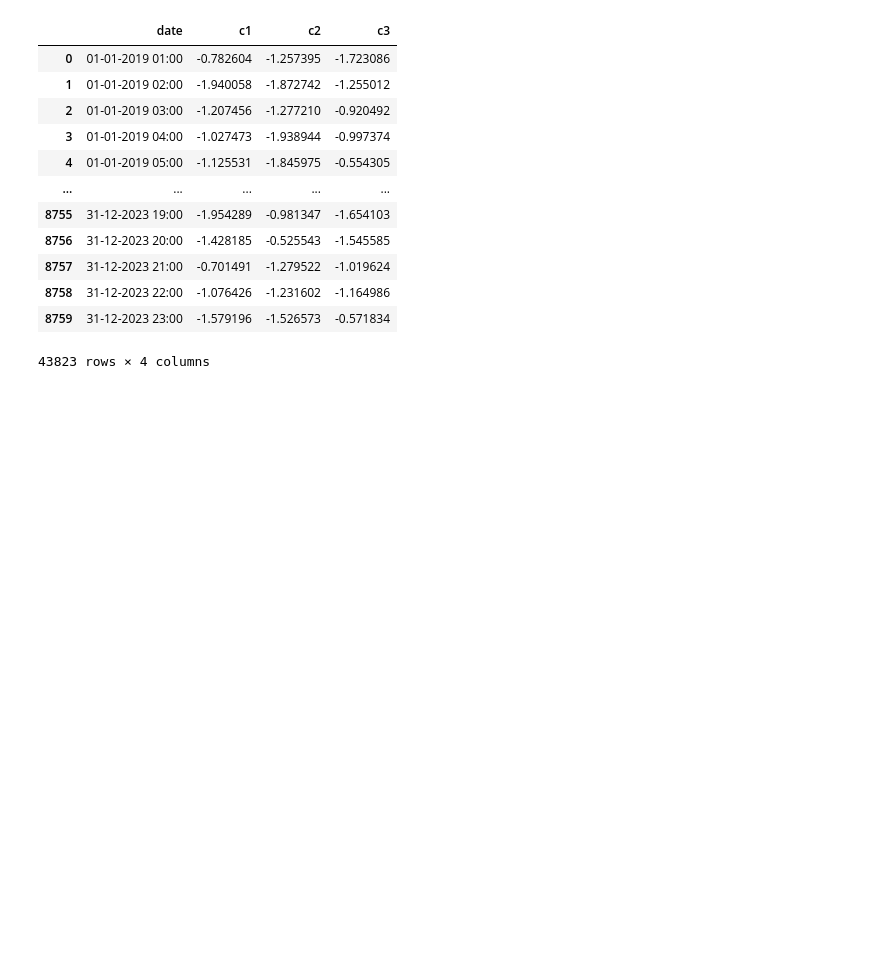
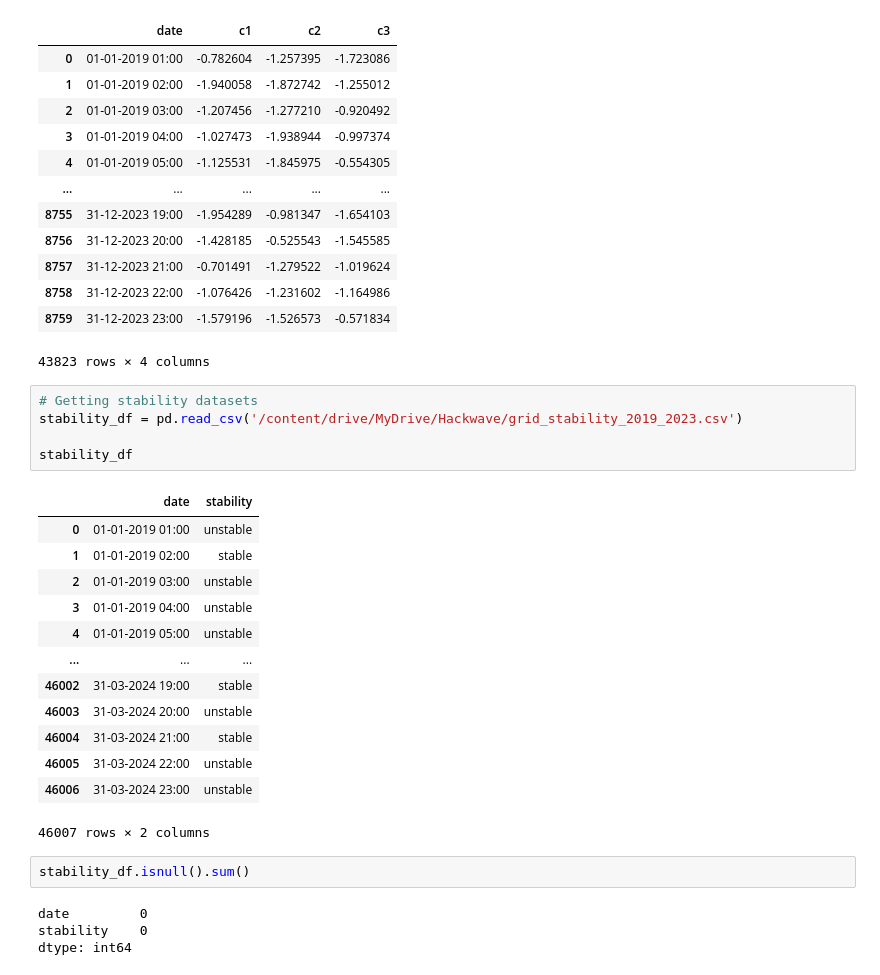
Before and after one commit to rishikesh-revandikar/Team6_sustainability_and_environment, a Jupyter notebook: HACK_3.ipynb, the cells around one changed output. Saved outputs shown, nothing was run; the diff lists cells and outputs as text; blank space fills up the shorter version.

```diff
--- a/HACK_3.ipynb
+++ b/HACK_3.ipynb
@@ -152,3 +191,28 @@ consumtion_df
 | 8758 | 31-12-2023 22:00 | -1.076426 | -1.231602 | -1.164986 |
 | 8759 | 31-12-2023 23:00 | -1.579196 | -1.526573 | -0.571834 |
 43823 rows × 4 columns
+# %%
+# Getting stability datasets
+stability_df = pd.read_csv('/content/drive/MyDrive/Hackwave/grid_stability_2019_2023.csv')
+
+stability_df
+# %% [output]
+|  | date | stability |
+| 0 | 01-01-2019 01:00 | unstable |
+| 1 | 01-01-2019 02:00 | stable |
+| 2 | 01-01-2019 03:00 | unstable |
+| 3 | 01-01-2019 04:00 | unstable |
+| 4 | 01-01-2019 05:00 | unstable |
+| ... | ... | ... |
+| 46002 | 31-03-2024 19:00 | stable |
+| 46003 | 31-03-2024 20:00 | unstable |
+| 46004 | 31-03-2024 21:00 | stable |
+| 46005 | 31-03-2024 22:00 | unstable |
+| 46006 | 31-03-2024 23:00 | unstable |
+46007 rows × 2 columns
+# %%
+stability_df.isnull().sum()
+# %% [output]
+date         0
+stability    0
+dtype: int64
```
Also changed, not shown: parts of 7 cells of this notebook.
